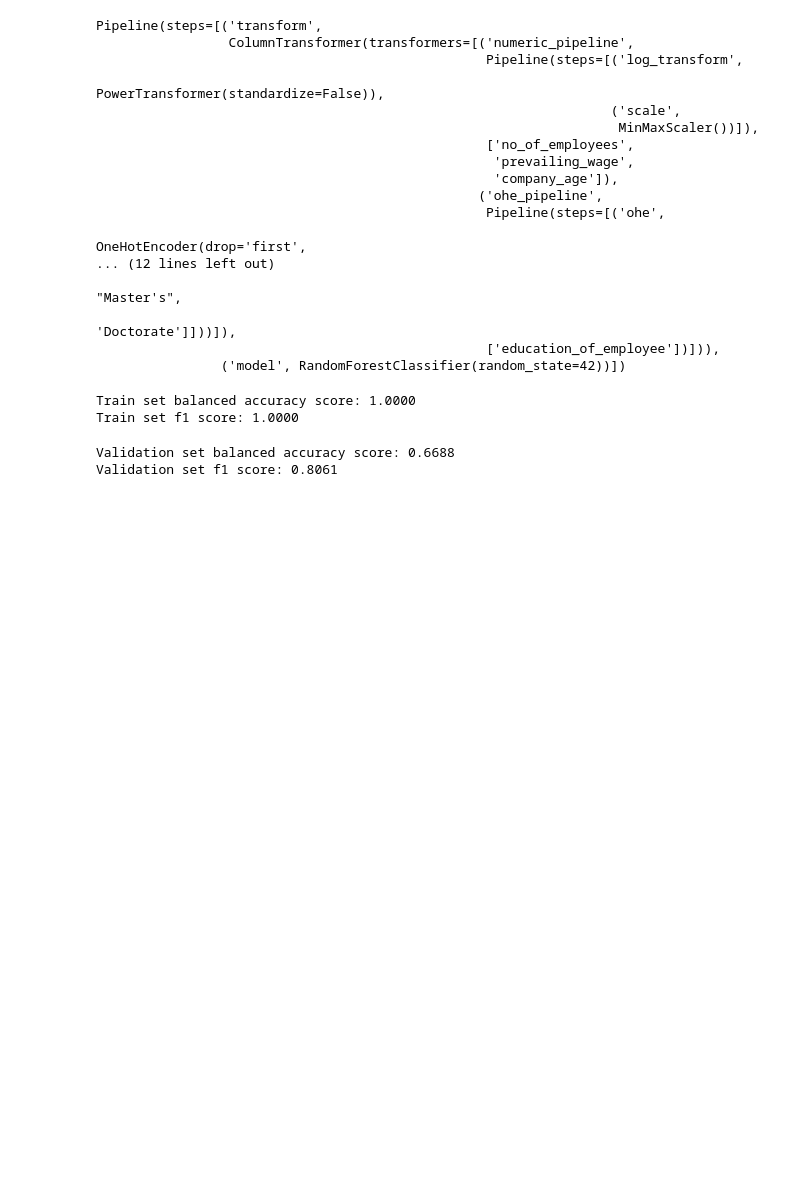
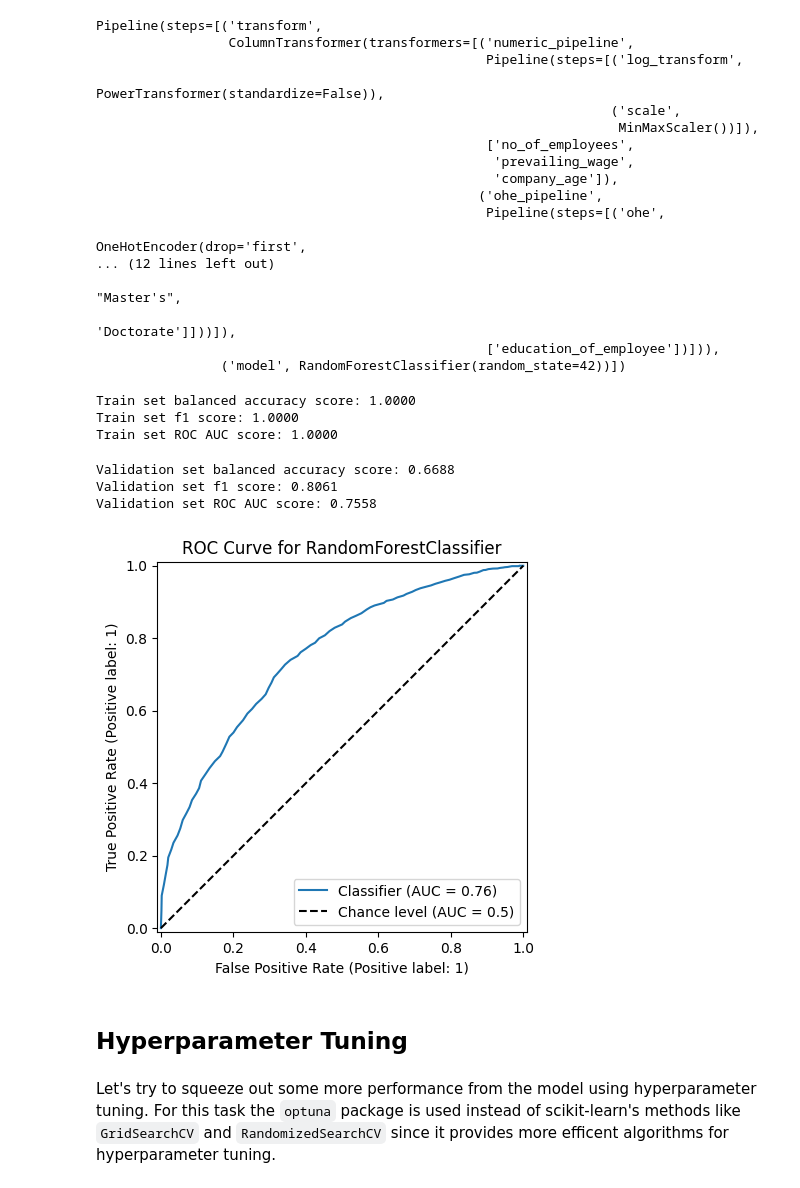
Before and after one commit to webmaster99-stack/us-visa-approval-prediction, a Jupyter notebook: notebooks/feature_engineering_and_modeling.ipynb, the cells around one changed output. Saved outputs shown, nothing was run; the diff lists cells and outputs as text; code cells hidden in the pictures; blank space fills up the shorter version.

Commit message:
Add hyperparameter tuning section

```diff
--- a/notebooks/feature_engineering_and_modeling.ipynb
+++ b/notebooks/feature_engineering_and_modeling.ipynb
@@ -344,18 +392,38 @@ Pipeline(steps=[('transform',
 # %%
 train_accuracy = balanced_accuracy_score(target_train, forest_pipeline.predict(attributes_train))
 train_f1_score = f1_score(target_train, forest_pipeline.predict(attributes_train))
+train_roc_auc = roc_auc_score(target_train, forest_pipeline.predict_proba(attributes_train)[:, 1])
 
 print(f"Train set balanced accuracy score: {train_accuracy:.4f}")
 print(f"Train set f1 score: {train_f1_score:.4f}")
+print(f"Train set ROC AUC score: {train_roc_auc:.4f}")
 # %% [output]
 Train set balanced accuracy score: 1.0000
 Train set f1 score: 1.0000
+Train set ROC AUC score: 1.0000
 # %%
 val_accuracy = balanced_accuracy_score(target_val, forest_pipeline.predict(attributes_val))
 val_f1_score = f1_score(target_val, forest_pipeline.predict(attributes_val))
+val_roc_auc = roc_auc_score(target_val, forest_pipeline.predict_proba(attributes_val)[:, 1])
 
 print(f"Validation set balanced accuracy score: {val_accuracy:.4f}")
 print(f"Validation set f1 score: {val_f1_score:.4f}")
+print(f"Validation set ROC AUC score: {val_roc_auc:.4f}")
 # %% [output]
 Validation set balanced accuracy score: 0.6688
 Validation set f1 score: 0.8061
+Validation set ROC AUC score: 0.7558
+# %%
+RocCurveDisplay.from_predictions(
+    target_val,
+    forest_pipeline.predict_proba(attributes_val)[:, 1],
+    plot_chance_level=True
+)
+plt.title("ROC Curve for RandomForestClassifier")
+plt.show()
+# %% [output]
+[figure, added]
+# %% [markdown]
+## Hyperparameter Tuning
+# %% [markdown]
+Let's try to squeeze out some more performance from the model using hyperparameter tuning. For this task the `optuna` package is used instead of scikit-learn's methods like `GridSearchCV` and `RandomizedSearchCV` since it provides more efficent algorithms for hyperparameter tuning.
```
Also changed, not shown: parts of 18 cells of this notebook.
